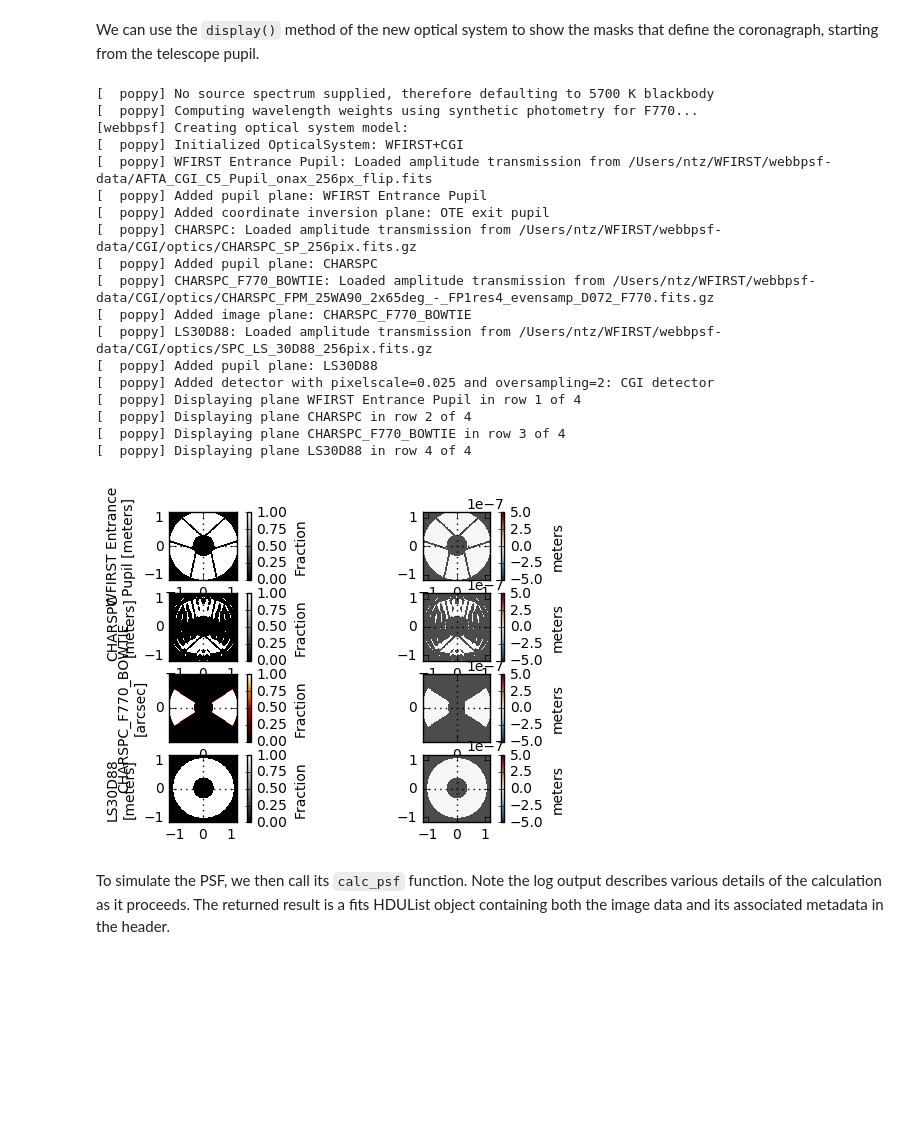
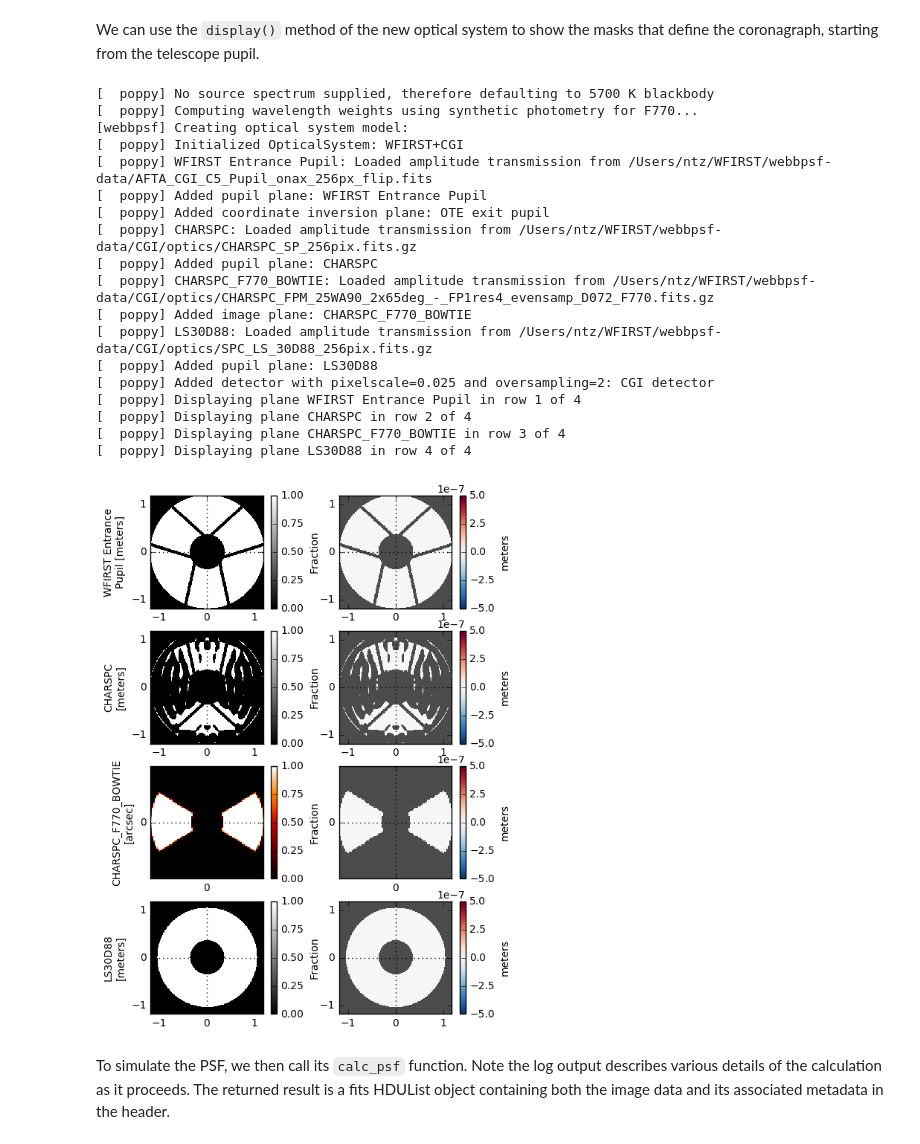
Before and after one commit to spacetelescope/webbpsf, a Jupyter notebook: notebooks/wfirst_cgi_demo.ipynb, the cells around one changed output. Drawn from its saved outputs; the diff is of its cells as text; code cells hidden in the pictures; blank space fills up the shorter version.

```diff
--- a/notebooks/wfirst_cgi_demo.ipynb
+++ b/notebooks/wfirst_cgi_demo.ipynb
@@ -61,28 +61,29 @@ char_spc = wfirst.CGI(mode='CHARSPC_F770')
 [webbpsf] camera = IFS, filter = F770, apodizer = CHARSPC, fpm = CHARSPC_F770_BOWTIE, lyotstop = LS30D88
 # %% [markdown]
 We can use the ``display()`` method of the new optical system to show the masks that define the coronagraph, starting from the telescope pupil.
-# %%
-char_spc.display()
-# %% [output]
-[  poppy] No source spectrum supplied, therefore defaulting to 5700 K blackbody
-[  poppy] Computing wavelength weights using synthetic photometry for F770...
-[webbpsf] Creating optical system model:
-[  poppy] Initialized OpticalSystem: WFIRST+CGI
-[  poppy] WFIRST Entrance Pupil: Loaded amplitude transmission from /Users/ntz/WFIRST/webbpsf-data/AFTA_CGI_C5_Pupil_onax_256px_flip.fits
-[  poppy] Added pupil plane: WFIRST Entrance Pupil
-[  poppy] Added coordinate inversion plane: OTE exit pupil
-[  poppy] CHARSPC: Loaded amplitude transmission from /Users/ntz/WFIRST/webbpsf-data/CGI/optics/CHARSPC_SP_256pix.fits.gz
-[  poppy] Added pupil plane: CHARSPC
-[  poppy] CHARSPC_F770_BOWTIE: Loaded amplitude transmission from /Users/ntz/WFIRST/webbpsf-data/CGI/optics/CHARSPC_FPM_25WA90_2x65deg_-_FP1res4_evensamp_D072_F770.fits.gz
-[  poppy] Added image plane: CHARSPC_F770_BOWTIE
-[  poppy] LS30D88: Loaded amplitude transmission from /Users/ntz/WFIRST/webbpsf-data/CGI/optics/SPC_LS_30D88_256pix.fits.gz
-[  poppy] Added pupil plane: LS30D88
-[  poppy] Added detector with pixelscale=0.025 and oversampling=2: CGI detector
-[  poppy] Displaying plane WFIRST Entrance Pupil in row 1 of 4
-[  poppy] Displaying plane CHARSPC in row 2 of 4
-[  poppy] Displaying plane CHARSPC_F770_BOWTIE in row 3 of 4
-[  poppy] Displaying plane LS30D88 in row 4 of 4
-[figure, removed]
+# %%
+plt.figure(figsize=(6,9))
+char_spc.display()
+# %% [output]
+[  poppy] No source spectrum supplied, therefore defaulting to 5700 K blackbody
+[  poppy] Computing wavelength weights using synthetic photometry for F770...
+[webbpsf] Creating optical system model:
+[  poppy] Initialized OpticalSystem: WFIRST+CGI
+[  poppy] WFIRST Entrance Pupil: Loaded amplitude transmission from /Users/ntz/WFIRST/webbpsf-data/AFTA_CGI_C5_Pupil_onax_256px_flip.fits
+[  poppy] Added pupil plane: WFIRST Entrance Pupil
+[  poppy] Added coordinate inversion plane: OTE exit pupil
+[  poppy] CHARSPC: Loaded amplitude transmission from /Users/ntz/WFIRST/webbpsf-data/CGI/optics/CHARSPC_SP_256pix.fits.gz
+[  poppy] Added pupil plane: CHARSPC
+[  poppy] CHARSPC_F770_BOWTIE: Loaded amplitude transmission from /Users/ntz/WFIRST/webbpsf-data/CGI/optics/CHARSPC_FPM_25WA90_2x65deg_-_FP1res4_evensamp_D072_F770.fits.gz
+[  poppy] Added image plane: CHARSPC_F770_BOWTIE
+[  poppy] LS30D88: Loaded amplitude transmission from /Users/ntz/WFIRST/webbpsf-data/CGI/optics/SPC_LS_30D88_256pix.fits.gz
+[  poppy] Added pupil plane: LS30D88
+[  poppy] Added detector with pixelscale=0.025 and oversampling=2: CGI detector
+[  poppy] Displaying plane WFIRST Entrance Pupil in row 1 of 4
+[  poppy] Displaying plane CHARSPC in row 2 of 4
+[  poppy] Displaying plane CHARSPC_F770_BOWTIE in row 3 of 4
+[  poppy] Displaying plane LS30D88 in row 4 of 4
+[figure, added]
 # %% [markdown]
 To simulate the PSF, we then call its ``calc_psf`` function.  Note the log output describes various details of the calculation as it proceeds. The returned result is a fits HDUList object containing both the image data and its associated metadata in the header.
 # %%
```
Also changed, not shown: parts of 4 cells of this notebook.
